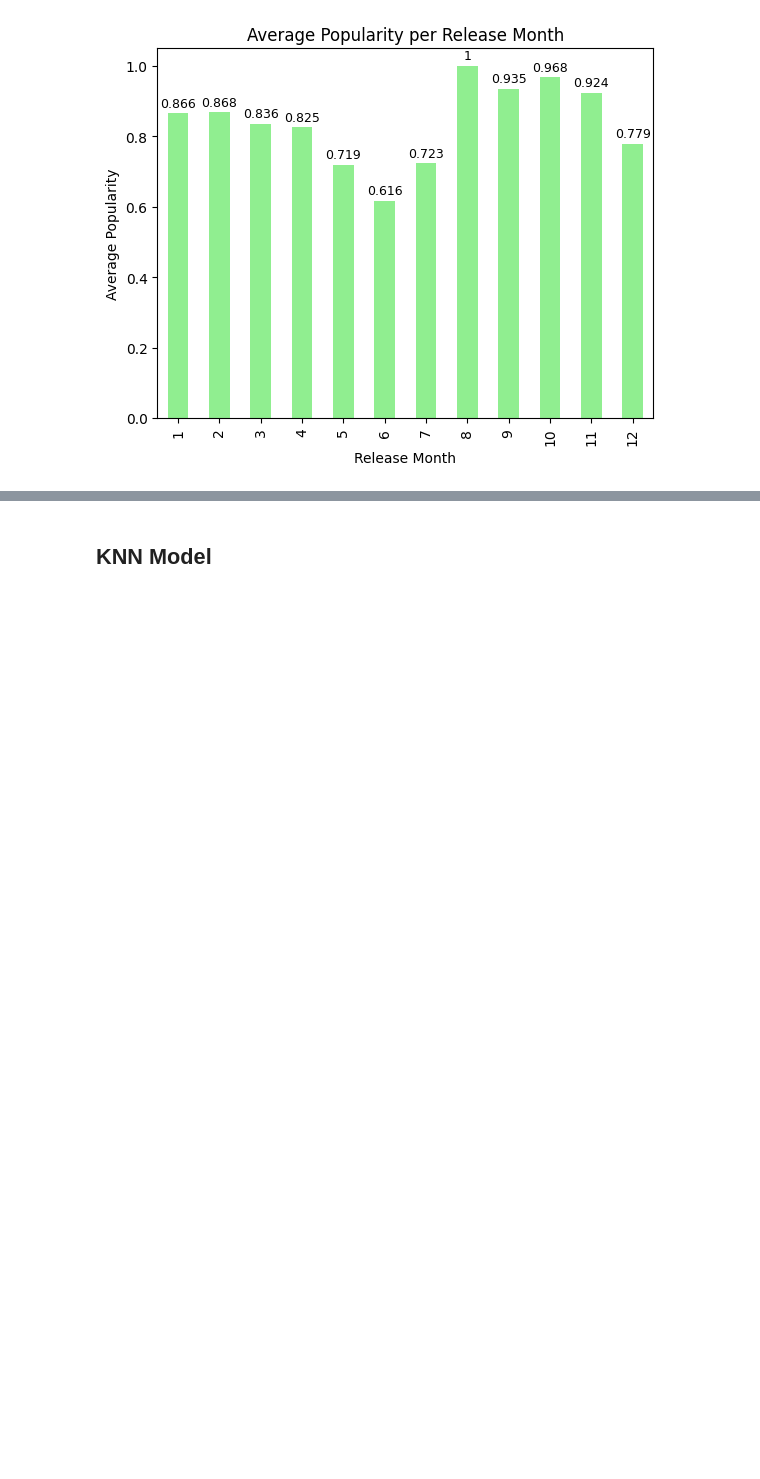
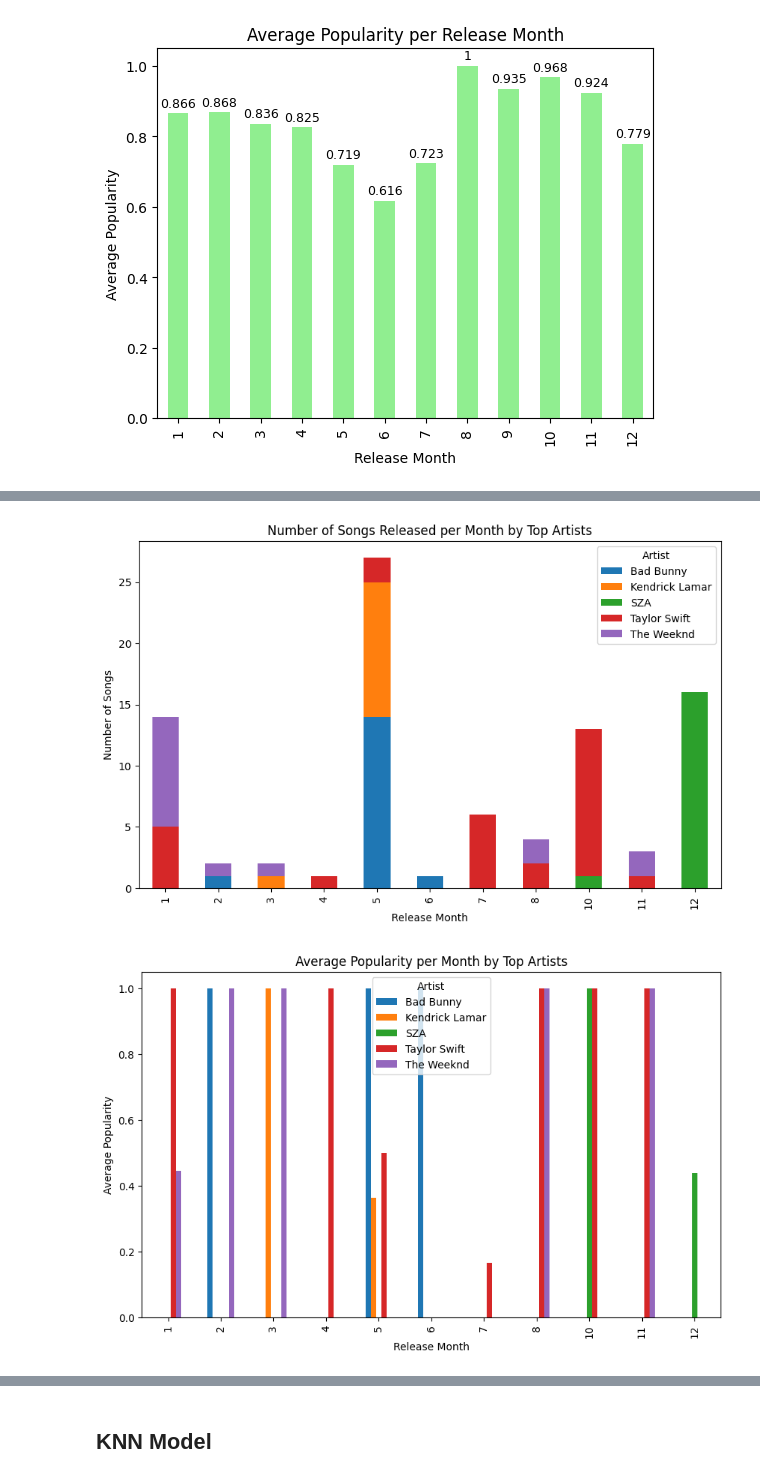
Before and after one commit to jumin7/Song-Popularity-Analysis, a Jupyter notebook: ProjectGarciaShrestha.ipynb, the cells around one changed output, grey strips where cells are left out. Cells and saved outputs as stored; diff of their text form; code cells hidden in the pictures; blank space fills up the shorter version.

```diff
--- a/ProjectGarciaShrestha.ipynb
+++ b/ProjectGarciaShrestha.ipynb
@@ -464,0 +528,27 @@ plt.show()
+# %%
+# Get top 5 artists
+top_artists = dfSpotify_clean['artist(s)_name'].value_counts().nlargest(5).index
+df_top_artists = dfSpotify_clean[dfSpotify_clean['artist(s)_name'].isin(top_artists)]
+
+# Songs per month by artist
+songs_per_month_artist = df_top_artists.groupby(['released_month', 'artist(s)_name']).size().unstack()
+
+songs_per_month_artist.plot(kind='bar', stacked=True, figsize=(10,6))
+plt.ylabel('Number of Songs')
+plt.xlabel('Release Month')
+plt.title('Number of Songs Released per Month by Top Artists')
+plt.legend(title='Artist')
+plt.show()
+
+# Average popularity per month by artist
+popularity_per_month_artist = df_top_artists.groupby(['released_month', 'artist(s)_name'])['hit'].mean().unstack()
+
+popularity_per_month_artist.plot(kind='bar', figsize=(10,6))
+plt.ylabel('Average Popularity')
+plt.xlabel('Release Month')
+plt.title('Average Popularity per Month by Top Artists')
+plt.legend(title='Artist')
+plt.show()
+# %% [output]
+[figure, added]
+[figure, added]
```
Also changed, not shown: parts of 8 cells of this notebook.
